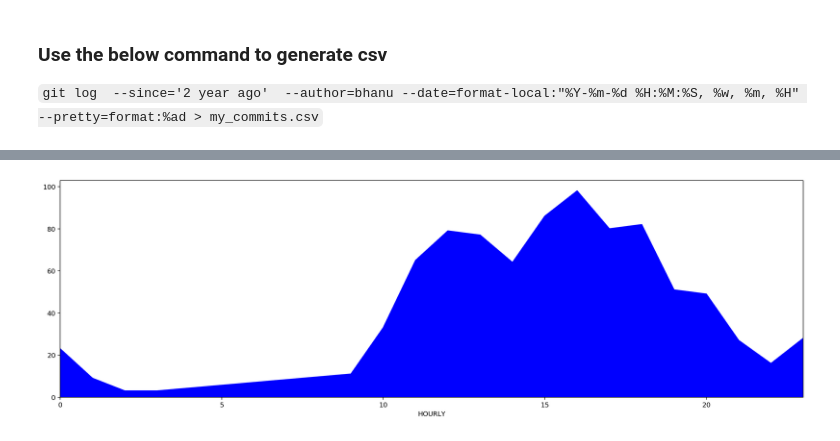
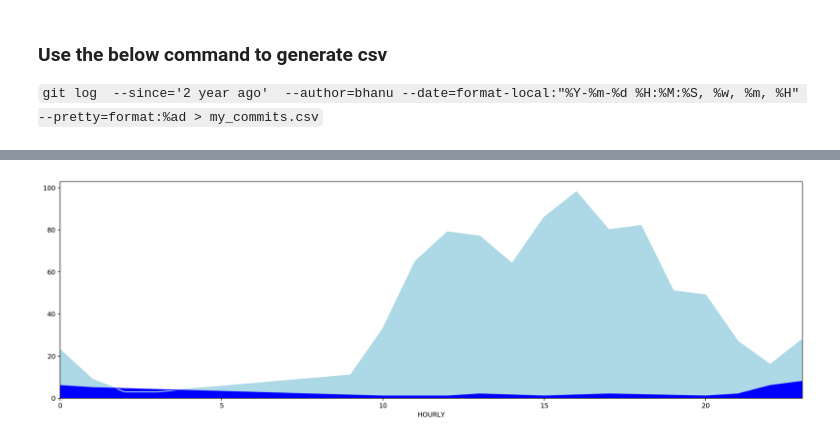
Before and after one commit to bhanukustom/simple-commit-analytics, a Jupyter notebook: commit_analysis.ipynb, the cells around one changed output, grey strips where cells are left out. Saved outputs shown, nothing was run; the diff lists cells and outputs as text; code cells hidden in the pictures.

Commit message:
Make better visualization for comparision of commits(hourly)

```diff
--- a/commit_analysis.ipynb
+++ b/commit_analysis.ipynb
@@ -12,7 +12,8 @@ git log
 `
 # %%
 ch = pd.read_csv('my_commits.csv', names=["DATE", "WEEK","MONTH", "HOUR"])
-print(ch.head())
+ch2 = pd.read_csv('my_commit2.csv', names=["DATE", "WEEK","MONTH", "HOUR"])
+#print(ch.head())
 
 # git log always returns latest first
 commits = min(ch['DATE'].tail(1)), max(ch['DATE'].head(1))
@@ -22,6 +23,7 @@ monthly = ch['MONTH'].value_counts().sort_index()
 weekly = ch['WEEK'].value_counts().sort_index()
 
 hourly = ch['HOUR'].value_counts().sort_index()
+hourly2 = ch2['HOUR'].value_counts().sort_index()
 
 fig=plt.figure(figsize=(20, 6), dpi=180, facecolor='w', edgecolor='k')
 
@@ -53,6 +49,7 @@ working_hours = pd.DataFrame({'hours': [9, 18], 'commits': [100, 100]})
 # working_hours.plot.area()
 sp3 = plt.subplot(1, 1, 1)
 sp3.set_xlabel('HOURLY')
-hourly.plot.area(color='blue')
+hourly.plot.area(color='lightblue')
+hourly2.plot.area(color = 'blue')
 plt.xticks(rotation='horizontal')
 # %% [output]
@@ -60 +58 @@ plt.xticks(rotation='horizontal')
-[figure, old version]
+[figure, new version]
```
Also changed, not shown: parts of 1 cell of this notebook, 1 other file.
